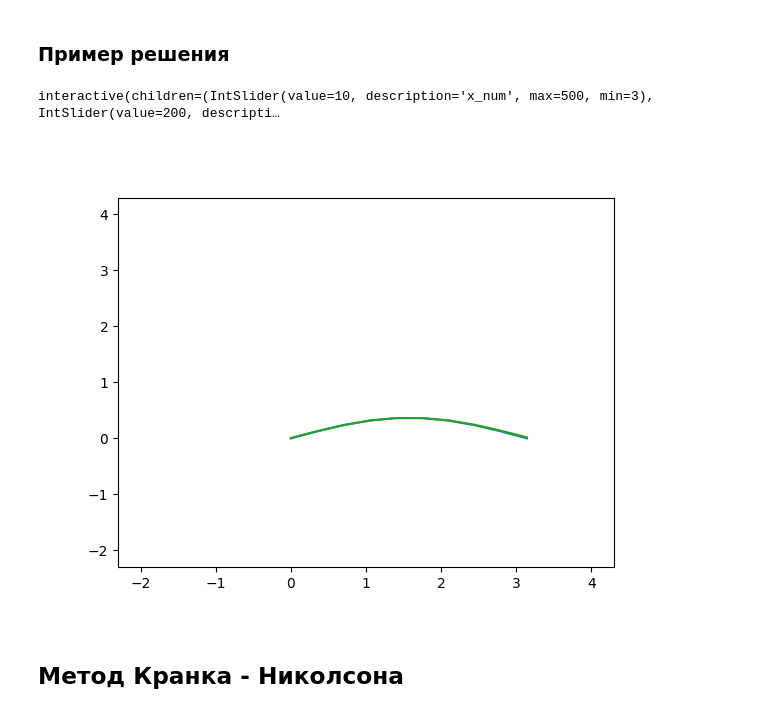
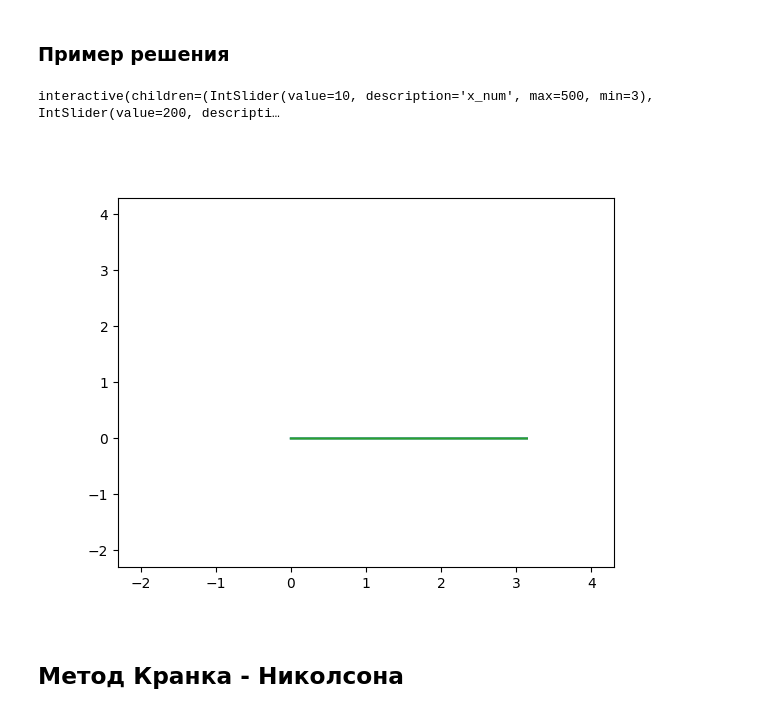
Before and after one commit to AppCrashExpress/num-methods-boogaloo, a Jupyter notebook: lab2/lab2.ipynb, the cells around one changed output. Saved outputs shown, nothing was run; the diff lists cells and outputs as text; code cells hidden in the pictures.

```diff
--- a/lab2/lab2.ipynb
+++ b/lab2/lab2.ipynb
@@ -62,7 +62,7 @@ def generate_interaction(function, time_stop, *, w=None):
 
         time_step = time_stop / (t_num - 1)
         grid = function(space_stop=l, space_num=x_num,
-                        time_stop=time_stop, time_num=t_num, approx_type='2o3p')
+                        time_stop=time_stop, time_num=t_num, approx_type='2o2p')
 
         points = np.linspace(0.0, l, x_num)
         analyt_solution = analit_function(points, (curr_t-1) * time_step)
@@ -218,12 +218,12 @@ def solve_implicit(*, space_start=0.0, space_stop=1.0, space_num=200,
 # %% [markdown]
 ### Пример решения
 # %%
-time_stop = 1.0
+time_stop = 10.0
 
 generate_interaction(solve_implicit, time_stop, w=1.0)
 # %% [output]
 interactive(children=(IntSlider(value=10, description='x_num', max=500, min=3), IntSlider(value=200, descripti…
-[figure, old version]
+[figure, new version]
 # %% [markdown]
 ## Метод Кранка - Николсона
 # %% [markdown]
```
Also changed, not shown: parts of 3 cells of this notebook.
